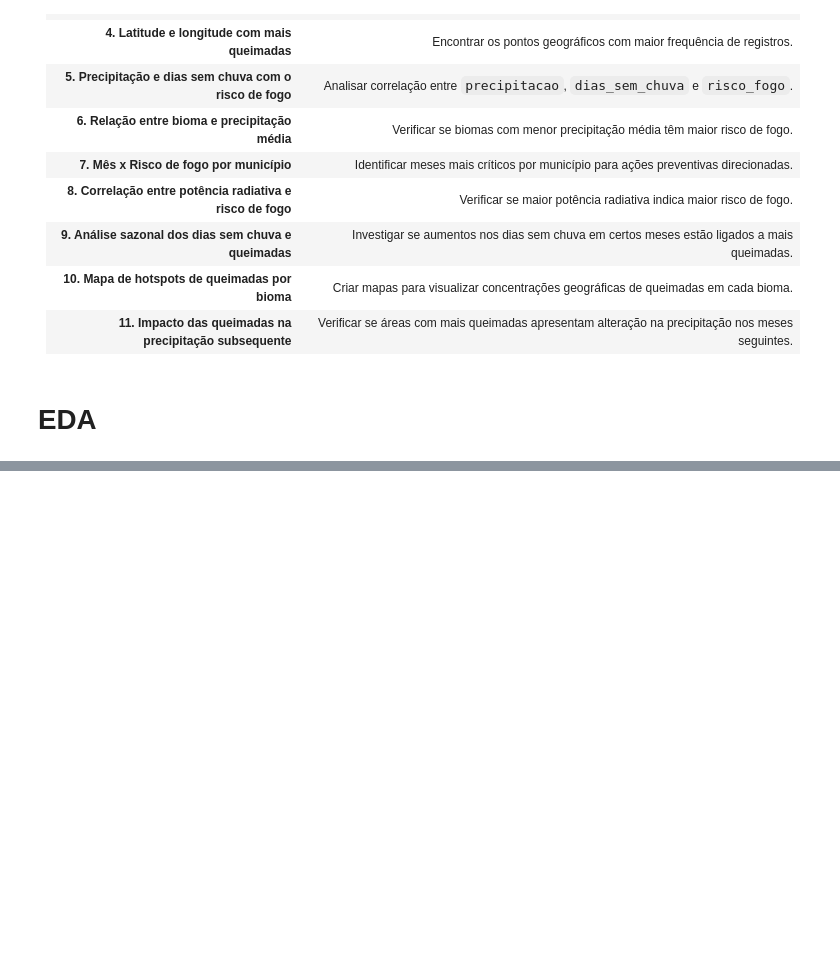
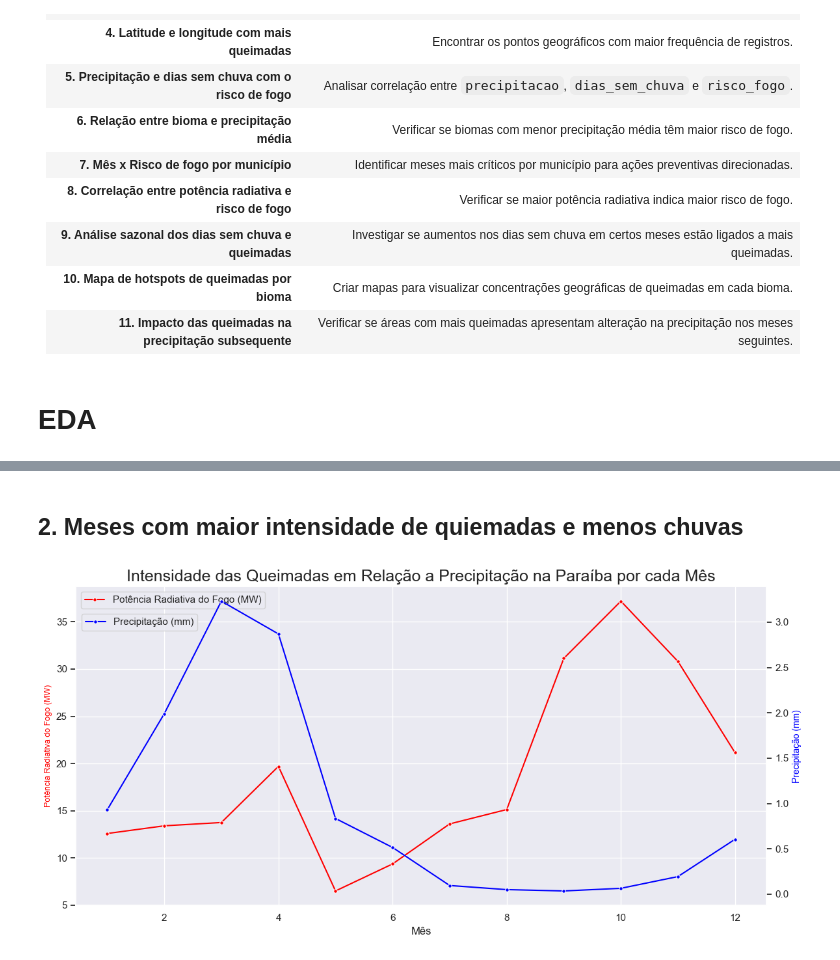
Before and after one commit to JoaoHeslin/Queimadas-Paraiba, a Jupyter notebook: Analises/relatorio.ipynb, the cells around one changed output, grey strips where cells are left out. Drawn from its saved outputs; the diff is of its cells as text; code cells hidden in the pictures; blank space fills up the shorter version.

```diff
--- a/Analises/relatorio.ipynb
+++ b/Analises/relatorio.ipynb
@@ -99,0 +106,23 @@ plt.show()
+# %% [markdown]
+## 2. Meses com maior intensidade de quiemadas e menos chuvas
+# %%
+mes_queimadas_chuvas = df.groupby("mes")[["potencia_radiativa_fogo", "precipitacao"]].mean().reset_index()
+# %%
+fig,ax = plt.subplots(figsize=(12, 6))
+
+sns.lineplot(mes_queimadas_chuvas, x="mes", y="potencia_radiativa_fogo", errorbar=None, ax=ax, label="Potência Radiativa do Fogo (MW)", color="red", marker="o", markersize=4)
+ax.set_ylabel("Potência Radiativa do Fogo (MW)", color="red", fontsize=9)
+ax.set_xlabel("Mês")
+
+ax1 = ax.twinx()
+sns.lineplot(mes_queimadas_chuvas, x="mes", y="precipitacao", errorbar=None, ax=ax1, color="blue", label="Precipitação (mm)", marker="o", markersize=4)
+ax1.set_ylabel("Precipitação (mm)", color="blue", fontsize=10)
+ax1.legend(loc="upper left", bbox_to_anchor=(0.001, 0.93))
+ax1.set_facecolor("#0407070B")
+ax1.grid(False)
+
+plt.title("Intensidade das Queimadas em Relação a Precipitação na Paraíba por cada Mês", fontsize=18)
+plt.tight_layout()
+plt.show()
+# %% [output]
+[figure, added]
```
Also changed, not shown: parts of 8 cells of this notebook.
